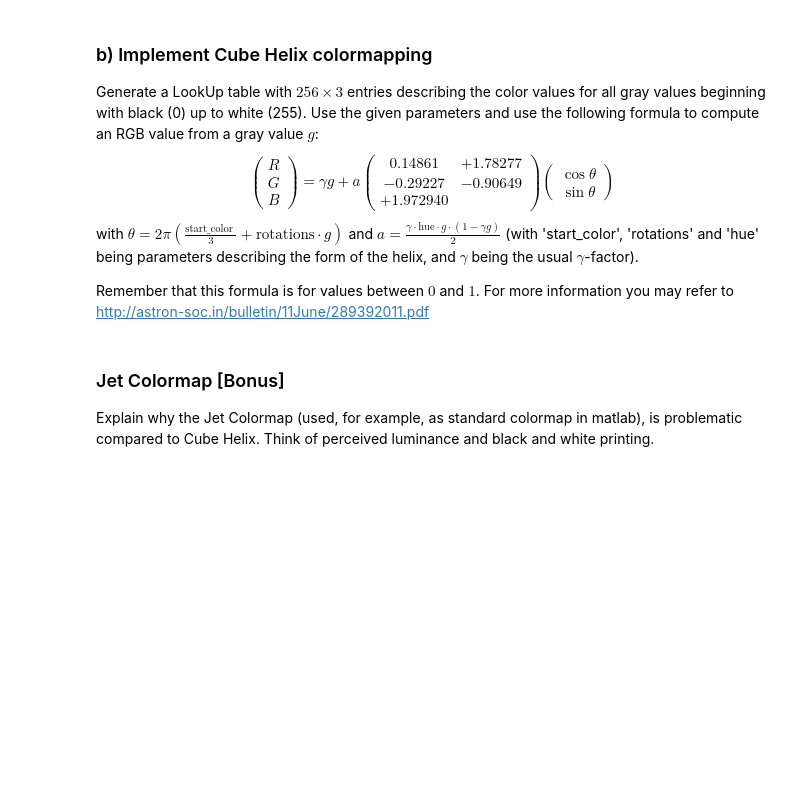
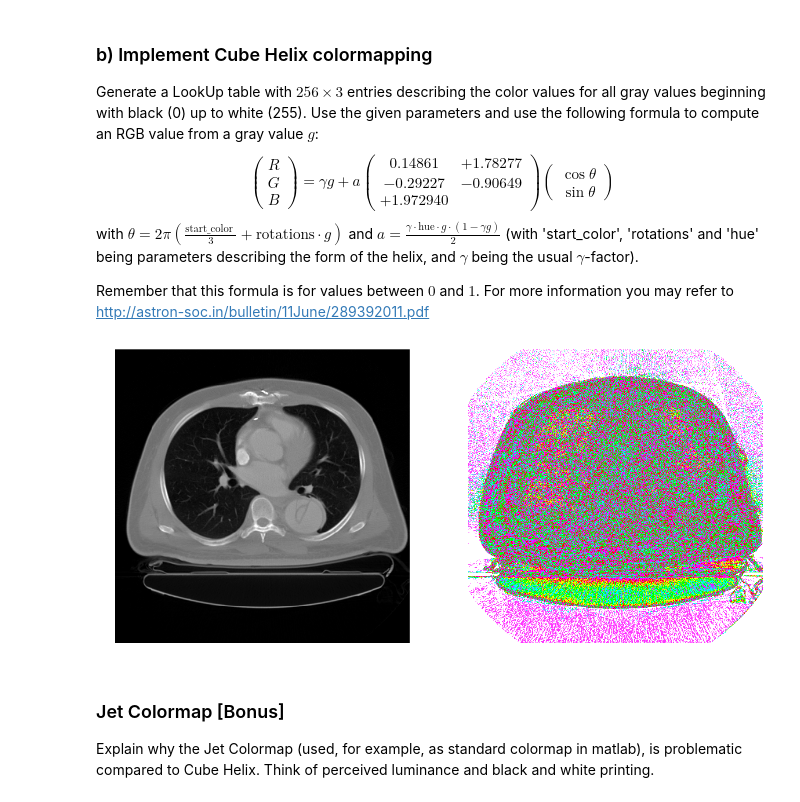
Before and after one commit to shorty-longbottom97/Computer_Vision, a Jupyter notebook: sheet02/sheet02.ipynb, the cells around one changed output. Cells and saved outputs as stored; diff of their text form; code cells hidden in the pictures; blank space fills up the shorter version.

Commit message:
I don't get colormaps

```diff
--- a/sheet02/sheet02.ipynb
+++ b/sheet02/sheet02.ipynb
@@ -395,12 +415,12 @@ import numpy as np
 from imageio import imread
 import matplotlib.pyplot as plt
 
-start_color = 1
-rotations = 3
-hue = 2
-gamma = 1.2
-m = np.mat([[-.14861, 1.78277],
-            [-.29227, -.90649],
+start_color = 0.5
+rotations = -1.5
+hue = 1.0
+gamma = 1.0
+m = np.mat([[0.14861, 1.78277],
+            [-0.29227, -0.90649],
             [1.97294, 0]])
 
 def generate_cube_helix_lookup_table():
@@ -413,33 +433,42 @@ def generate_cube_helix_lookup_table():
 
     for i in np.arange(256):
         # YOUR CODE HERE
+        theta = 2 * np.pi * ((start_color+i)/3 + rotations*i)
+        a = (gamma * hue * i * (1-gamma*i))/2
+        sin_cos = np.array([[np.cos(theta)], [np.sin(theta)]])
+        rgb = gamma * i + np.matmul((a * m), sin_cos)
+        lookup_table[i] = rgb.flatten()
+
+
     return lookup_table
 
 
 def apply_colormap(img, loookup_table):
     """Apply a colormap to an image
 
     Parameters:
         img: np.ndarray
             The image (ndim=2)
         lookup_table: np.ndarray
             The lookup table (shape=(256,3))
     Return:
         The color image resulting from application of the colormap.
     """
     color_img = loookup_table[img]
     color_img[color_img>1] = 1.
     color_img[color_img<0] = 0.
     return color_img
 
 img = imread('images/lung.png', pilmode='L')
 lookup_table = generate_cube_helix_lookup_table()
 img2 = apply_colormap(img, lookup_table)
 
 plt.figure(figsize=(20,10))
 plt.subplot(1,2,1); plt.imshow(img, cmap = 'gray'); plt.axis('off')
 plt.subplot(1,2,2); plt.imshow(img2); plt.axis('off')
 plt.show()
+# %% [output]
+[figure, added]
 # %% [markdown]
 ### Jet Colormap [Bonus]
 
```
Also changed, not shown: parts of 11 cells of this notebook.
